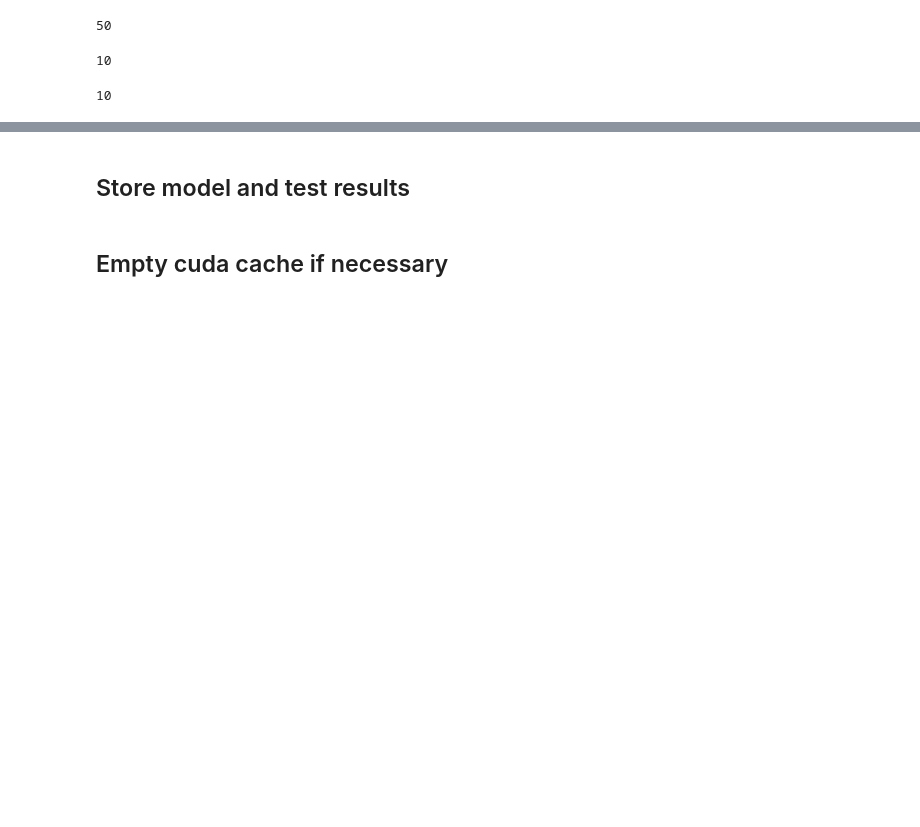
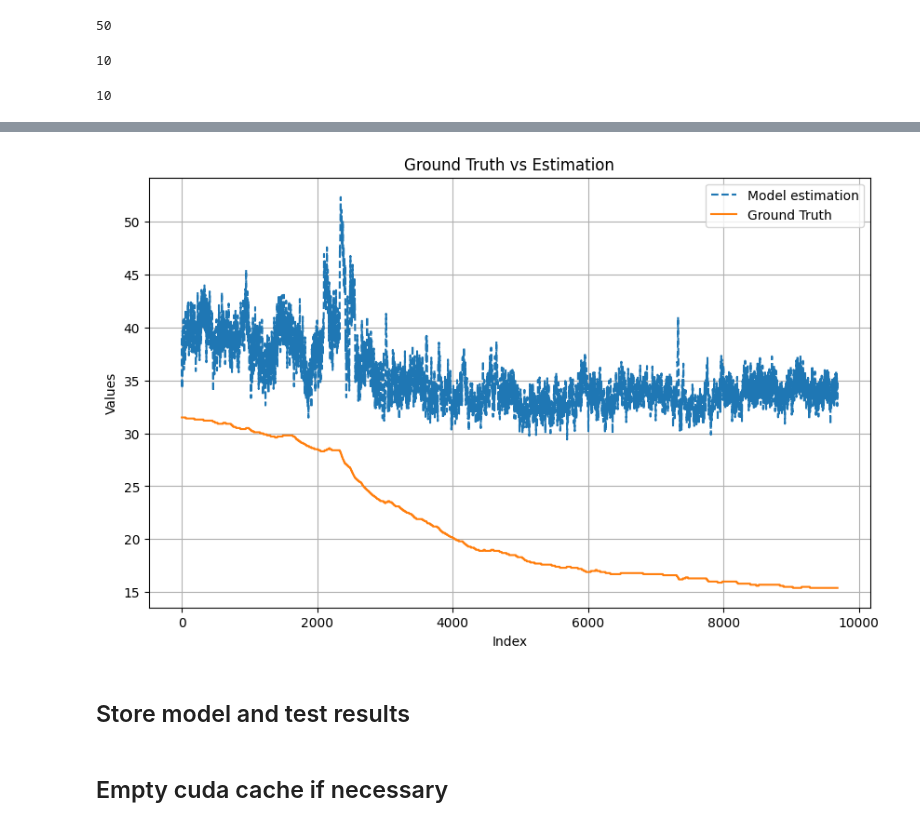
Before and after one commit to alesservin/Thesis-Physics-Informed-Encoder, a Jupyter notebook: 1-Battery_and_Heating_Data_in_Real_Driving_Cycles-Encoder-and-Physics.ipynb, the cells around one changed output, grey strips where cells are left out. Saved outputs shown, nothing was run; the diff lists cells and outputs as text; code cells hidden in the pictures; blank space fills up the shorter version.

```diff
--- a/1-Battery_and_Heating_Data_in_Real_Driving_Cycles-Encoder-and-Physics.ipynb
+++ b/1-Battery_and_Heating_Data_in_Real_Driving_Cycles-Encoder-and-Physics.ipynb
@@ -1051,26 +1076,28 @@ files_data[0]
 # %%
 # plot ground truth vs model Estimation of one test file
 
-data = files_data[1]
+data = files_data[0]
 
 # Extracting the last and second last elements of each sublist
 last_elements = [row[-1] for row in data]
 second_last_elements = [row[-2] for row in data]
 
 # Plotting the data
 plt.figure(figsize=(10, 6))
 plt.plot(last_elements, label="Model estimation", linestyle='dashed')
 plt.plot(second_last_elements, label="Ground Truth")
 
 # Adding labels, title, and legend
 plt.xlabel("Index")
 plt.ylabel("Values")
 plt.title("Ground Truth vs Estimation")
 plt.legend()
 plt.grid()
 
 # Display the plot
 plt.show()
+# %% [output]
+[figure, added]
 # %% [markdown]
 ## Store model and test results
 # %%
```
Also changed, not shown: parts of 41 cells of this notebook, 4 other files.
